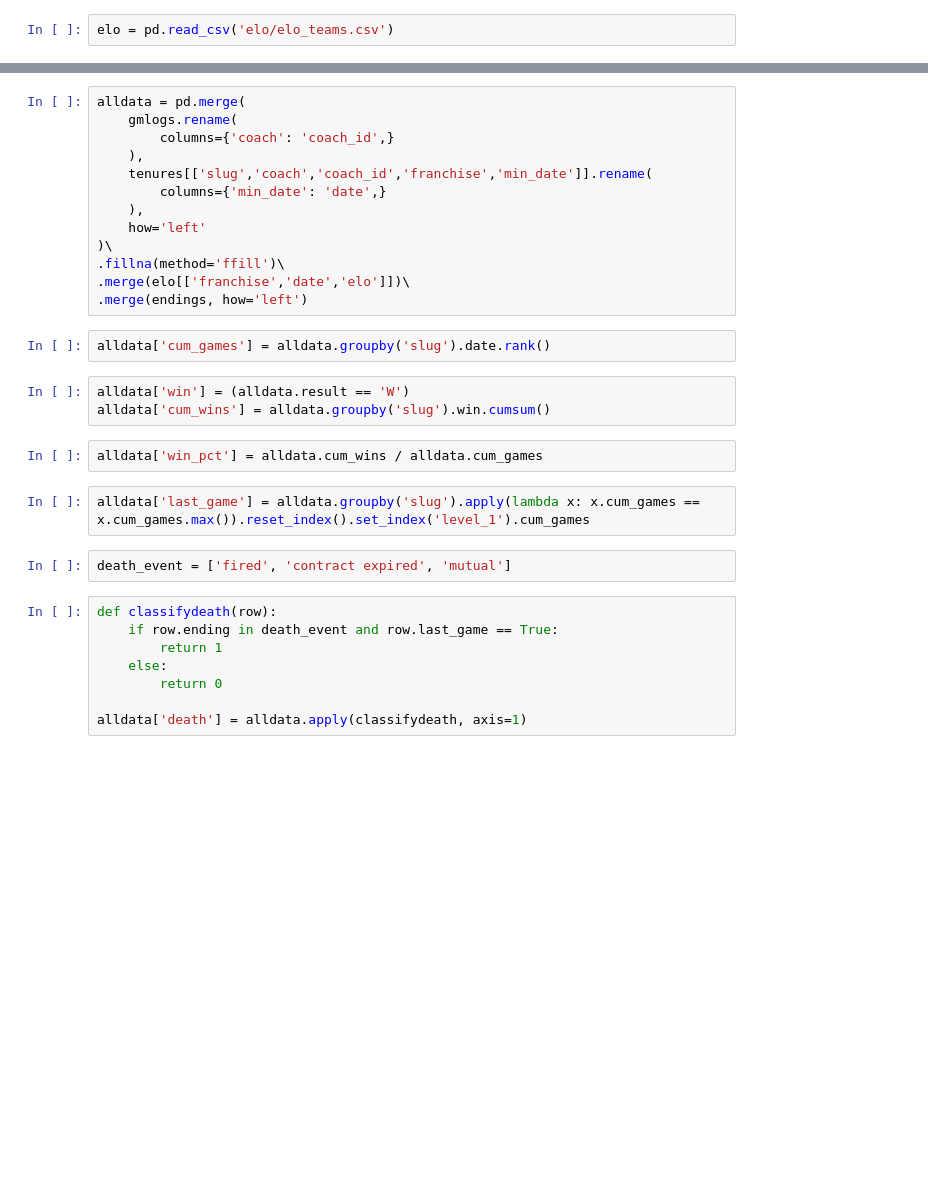
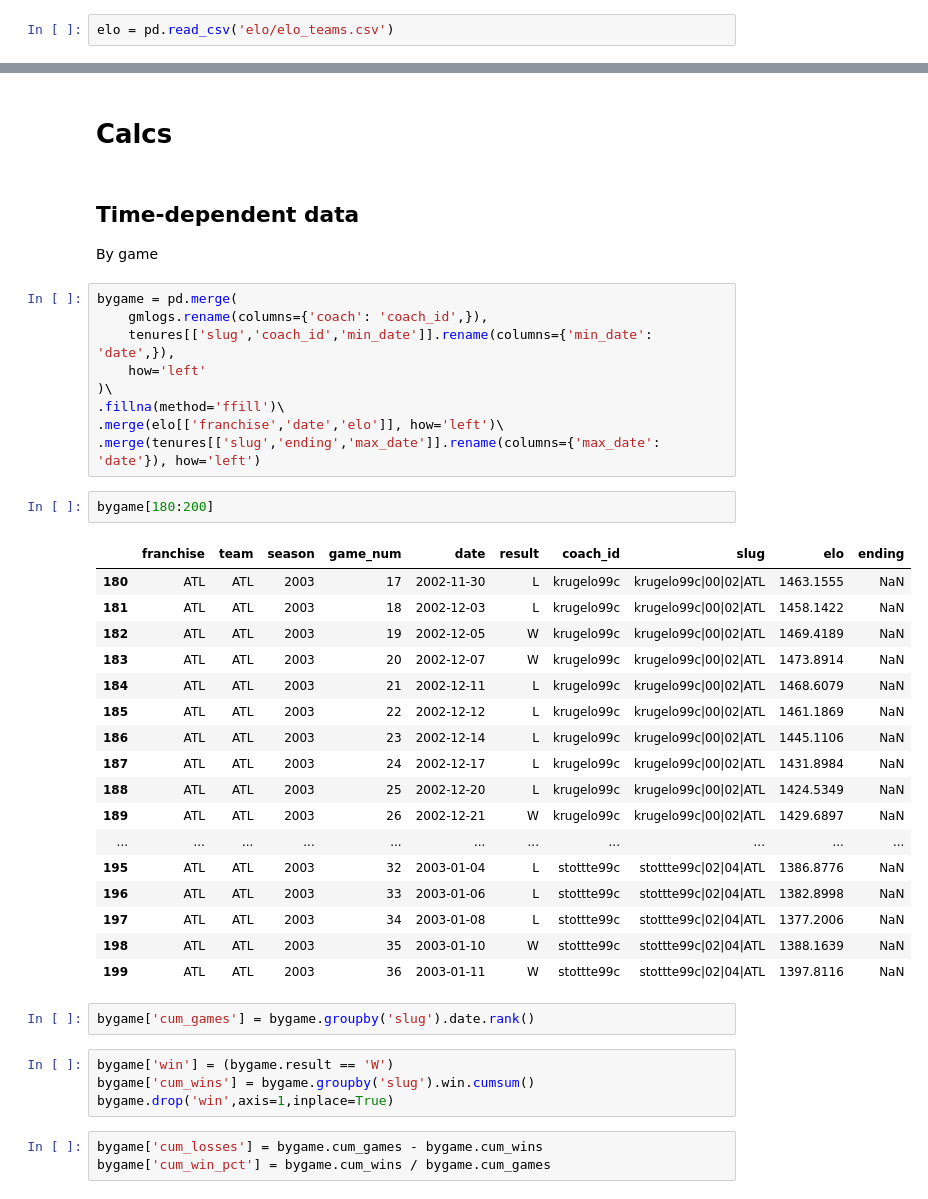
Before and after one commit to ryanvmenezes/coaching-survival, a Jupyter notebook: nba/scratch.ipynb, the cells around one changed output, grey strips where cells are left out. Saved outputs shown, nothing was run; the diff lists cells and outputs as text; blank space fills up the shorter version.

```diff
--- a/nba/scratch.ipynb
+++ b/nba/scratch.ipynb
@@ -47,32 +47,44 @@ elo.head()
+# %% [markdown]
+# Calcs
+# %% [markdown]
+##  Time-dependent data
+
+By game
 # %%
-alldata = pd.merge(
-    gmlogs.rename(
-        columns={'coach': 'coach_id',}
-    ),
-    tenures[['slug','coach','coach_id','franchise','min_date']].rename(
-        columns={'min_date': 'date',}
-    ),
+bygame = pd.merge(
+    gmlogs.rename(columns={'coach': 'coach_id',}),
+    tenures[['slug','coach_id','min_date']].rename(columns={'min_date': 'date',}),
     how='left'
 )\
 .fillna(method='ffill')\
-.merge(elo[['franchise','date','elo']])\
-.merge(endings, how='left')
+.merge(elo[['franchise','date','elo']], how='left')\
+.merge(tenures[['slug','ending','max_date']].rename(columns={'max_date': 'date'}), how='left')
+# %%
+bygame[180:200]
+# %% [output]
+|  | franchise | team | season | game_num | date | result | coach_id | slug | elo | ending |
+| 180 | ATL | ATL | 2003 | 17 | 2002-11-30 | L | krugelo99c | krugelo99c|00|02|ATL | 1463.1555 | NaN |
+| 181 | ATL | ATL | 2003 | 18 | 2002-12-03 | L | krugelo99c | krugelo99c|00|02|ATL | 1458.1422 | NaN |
+| 182 | ATL | ATL | 2003 | 19 | 2002-12-05 | W | krugelo99c | krugelo99c|00|02|ATL | 1469.4189 | NaN |
+| 183 | ATL | ATL | 2003 | 20 | 2002-12-07 | W | krugelo99c | krugelo99c|00|02|ATL | 1473.8914 | NaN |
+| 184 | ATL | ATL | 2003 | 21 | 2002-12-11 | L | krugelo99c | krugelo99c|00|02|ATL | 1468.6079 | NaN |
+| 185 | ATL | ATL | 2003 | 22 | 2002-12-12 | L | krugelo99c | krugelo99c|00|02|ATL | 1461.1869 | NaN |
+| 186 | ATL | ATL | 2003 | 23 | 2002-12-14 | L | krugelo99c | krugelo99c|00|02|ATL | 1445.1106 | NaN |
+| 187 | ATL | ATL | 2003 | 24 | 2002-12-17 | L | krugelo99c | krugelo99c|00|02|ATL | 1431.8984 | NaN |
+| 188 | ATL | ATL | 2003 | 25 | 2002-12-20 | L | krugelo99c | krugelo99c|00|02|ATL | 1424.5349 | NaN |
+| 189 | ATL | ATL | 2003 | 26 | 2002-12-21 | W | krugelo99c | krugelo99c|00|02|ATL | 1429.6897 | NaN |
+| ... | ... | ... | ... | ... | ... | ... | ... | ... | ... | ... |
+| 195 | ATL | ATL | 2003 | 32 | 2003-01-04 | L | stottte99c | stottte99c|02|04|ATL | 1386.8776 | NaN |
+| 196 | ATL | ATL | 2003 | 33 | 2003-01-06 | L | stottte99c | stottte99c|02|04|ATL | 1382.8998 | NaN |
+| 197 | ATL | ATL | 2003 | 34 | 2003-01-08 | L | stottte99c | stottte99c|02|04|ATL | 1377.2006 | NaN |
+| 198 | ATL | ATL | 2003 | 35 | 2003-01-10 | W | stottte99c | stottte99c|02|04|ATL | 1388.1639 | NaN |
+| 199 | ATL | ATL | 2003 | 36 | 2003-01-11 | W | stottte99c | stottte99c|02|04|ATL | 1397.8116 | NaN |
 # %%
-alldata['cum_games'] = alldata.groupby('slug').date.rank()
+bygame['cum_games'] = bygame.groupby('slug').date.rank()
 # %%
-alldata['win'] = (alldata.result == 'W')
-alldata['cum_wins'] = alldata.groupby('slug').win.cumsum()
+bygame['win'] = (bygame.result == 'W')
+bygame['cum_wins'] = bygame.groupby('slug').win.cumsum()
+bygame.drop('win',axis=1,inplace=True)
-# %%
-alldata['win_pct'] = alldata.cum_wins / alldata.cum_games
-# %%
-alldata['last_game'] = alldata.groupby('slug').apply(lambda x: x.cum_games == x.cum_games.max()).reset_index().set_index('level_1').cum_games
-# %%
-death_event = ['fired', 'contract expired', 'mutual']
-# %%
-def classifydeath(row):
-    if row.ending in death_event and row.last_game == True:
-        return 1
-    else:
-        return 0
-
-alldata['death'] = alldata.apply(classifydeath, axis=1)
+# %%
+bygame['cum_losses'] = bygame.cum_games - bygame.cum_wins
+bygame['cum_win_pct'] = bygame.cum_wins / bygame.cum_games
```
Also changed, not shown: parts of 21 cells of this notebook, 7 other files.
